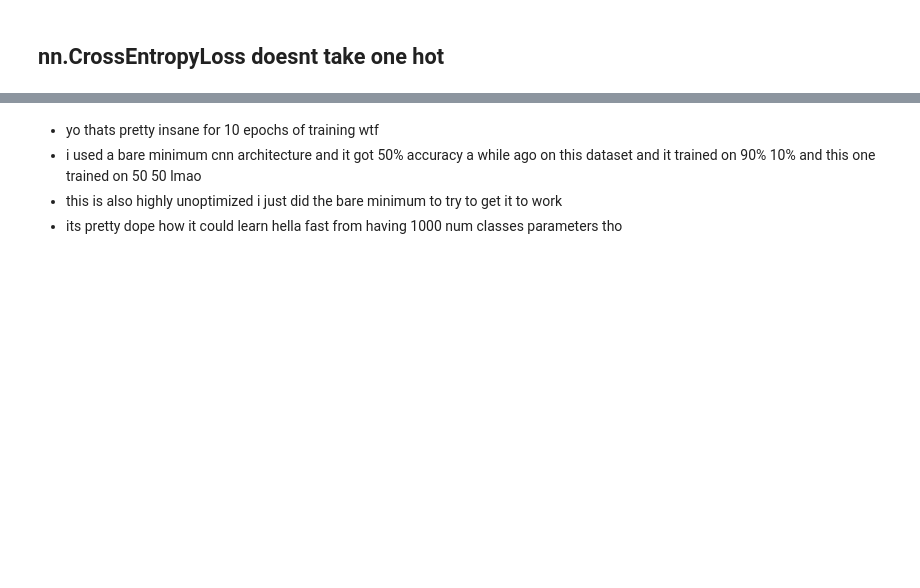
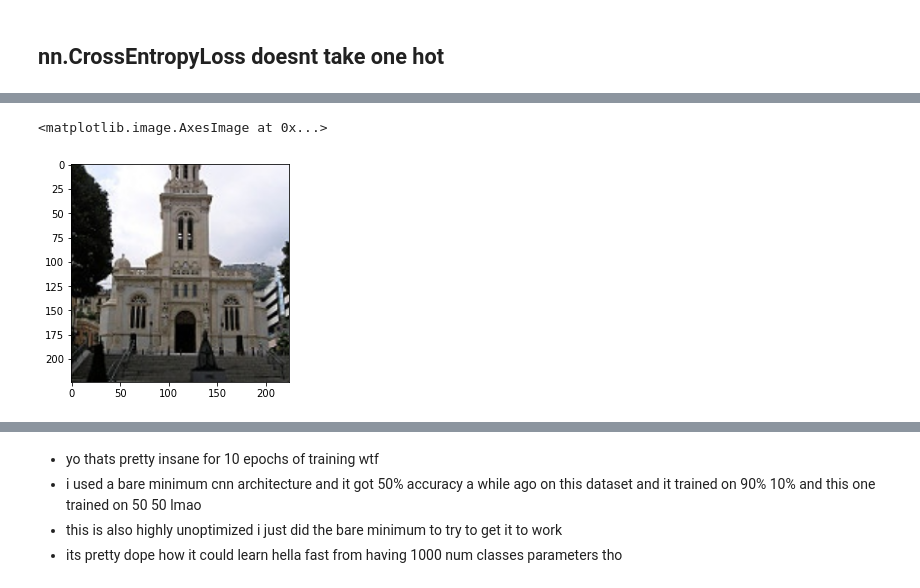
Before and after one commit to neuron-party/computer-vision, a Jupyter notebook: test.ipynb, the cells around one changed output, grey strips where cells are left out. Saved outputs shown, nothing was run; the diff lists cells and outputs as text; code cells hidden in the pictures; blank space fills up the shorter version.

```diff
--- a/test.ipynb
+++ b/test.ipynb
@@ -248,6 +264,11 @@ from torchvision.transforms import ToTensor
 # %%
 # train, val = torch.utils.data.random_split(x, [12630, 1404])
 train, val = torch.utils.data.random_split(data, [12630, 1404])
+# %%
+plt.imshow(val[100][0].reshape(224, 224, 3))
+# %% [output]
+<matplotlib.image.AxesImage at 0x...>
+[figure, added]
 # %%
 trainloader = torch.utils.data.DataLoader(train, shuffle=True, batch_size=16)
 valloader = torch.utils.data.DataLoader(val, shuffle=True, batch_size=16)
```
Also changed, not shown: parts of 23 cells of this notebook, 1 other file.
